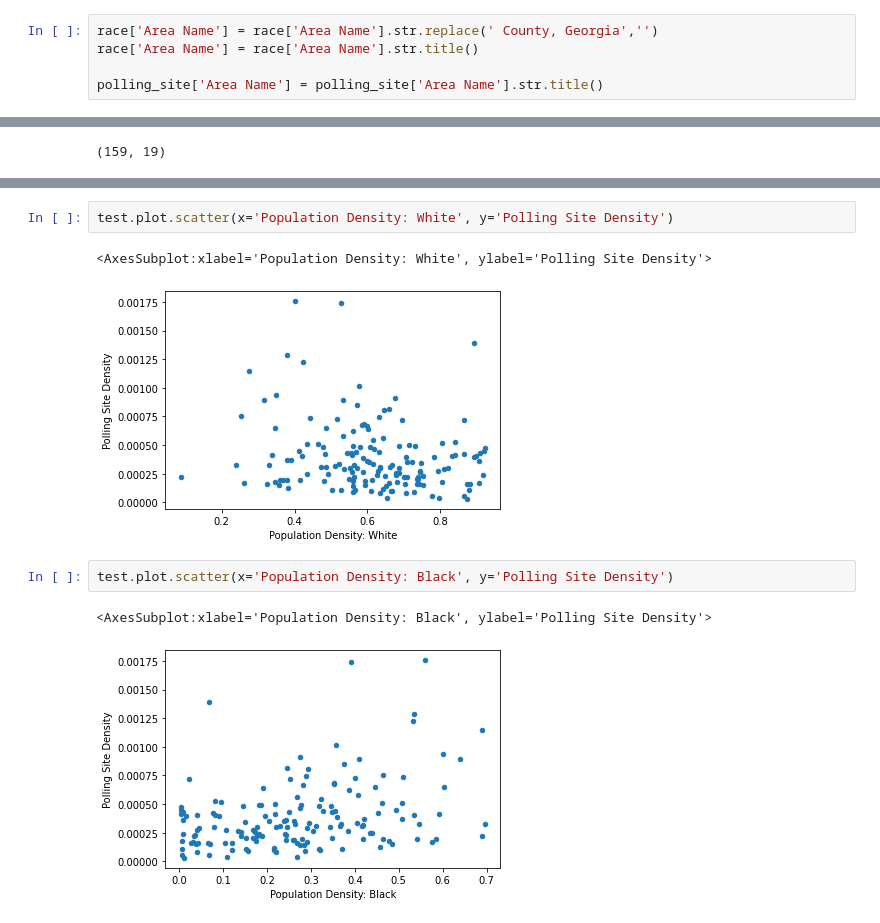
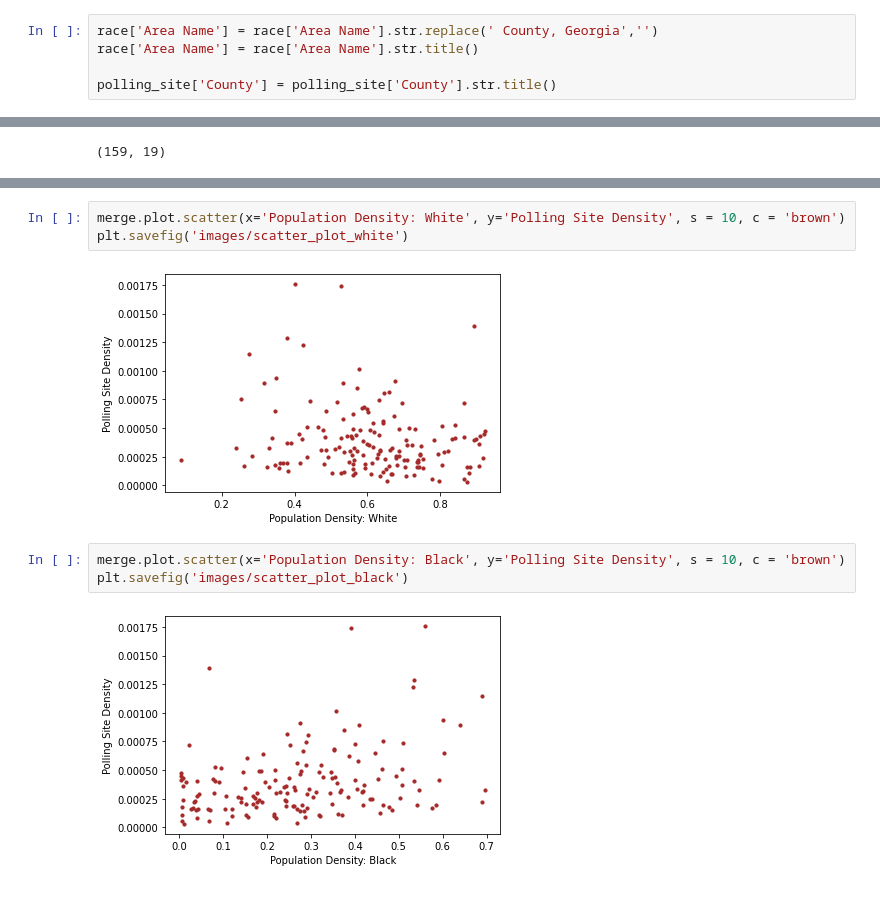
Before and after one commit to zzoeys/freecakefridays, a Jupyter notebook: statistical_tests.ipynb, the cells around one changed output, grey strips where cells are left out. Drawn from its saved outputs; the diff is of its cells as text.

```diff
--- a/statistical_tests.ipynb
+++ b/statistical_tests.ipynb
@@ -27,7 +32,7 @@ Since the county names in the race data are have 'County, Georgia' while the pol
 race['Area Name'] = race['Area Name'].str.replace(' County, Georgia','')
 race['Area Name'] = race['Area Name'].str.title()
 
-polling_site['Area Name'] = polling_site['Area Name'].str.title()
+polling_site['County'] = polling_site['County'].str.title()
 # %%
 merge = pd.merge(race, polling_site, how="inner", left_on=['Area Name'], right_on=['County'])
 # %%
@@ -47,10 +42,10 @@ test.head()
 # %%
-test.plot.scatter(x='Population Density: White', y='Polling Site Density')
+merge.plot.scatter(x='Population Density: White', y='Polling Site Density', s = 10, c = 'brown')
+plt.savefig('images/scatter_plot_white')
 # %% [output]
-<AxesSubplot:xlabel='Population Density: White', ylabel='Polling Site Density'>
-[figure, old version]
+[figure, new version]
 # %%
-test.plot.scatter(x='Population Density: Black', y='Polling Site Density')
+merge.plot.scatter(x='Population Density: Black', y='Polling Site Density', s = 10, c = 'brown')
+plt.savefig('images/scatter_plot_black')
 # %% [output]
-<AxesSubplot:xlabel='Population Density: Black', ylabel='Polling Site Density'>
-[figure, old version]
+[figure, new version]
```
Also changed, not shown: parts of 8 cells of this notebook, 1 other file.
